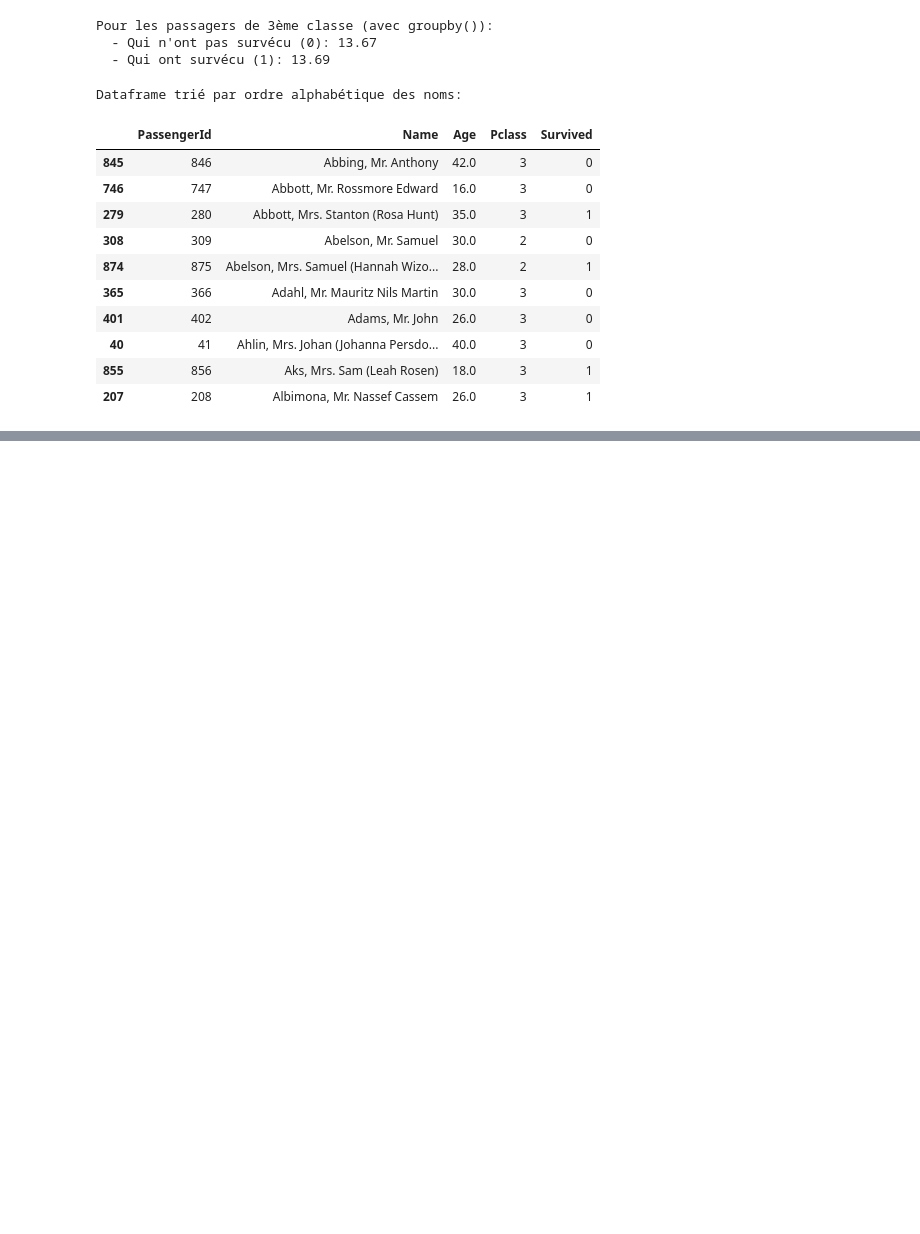
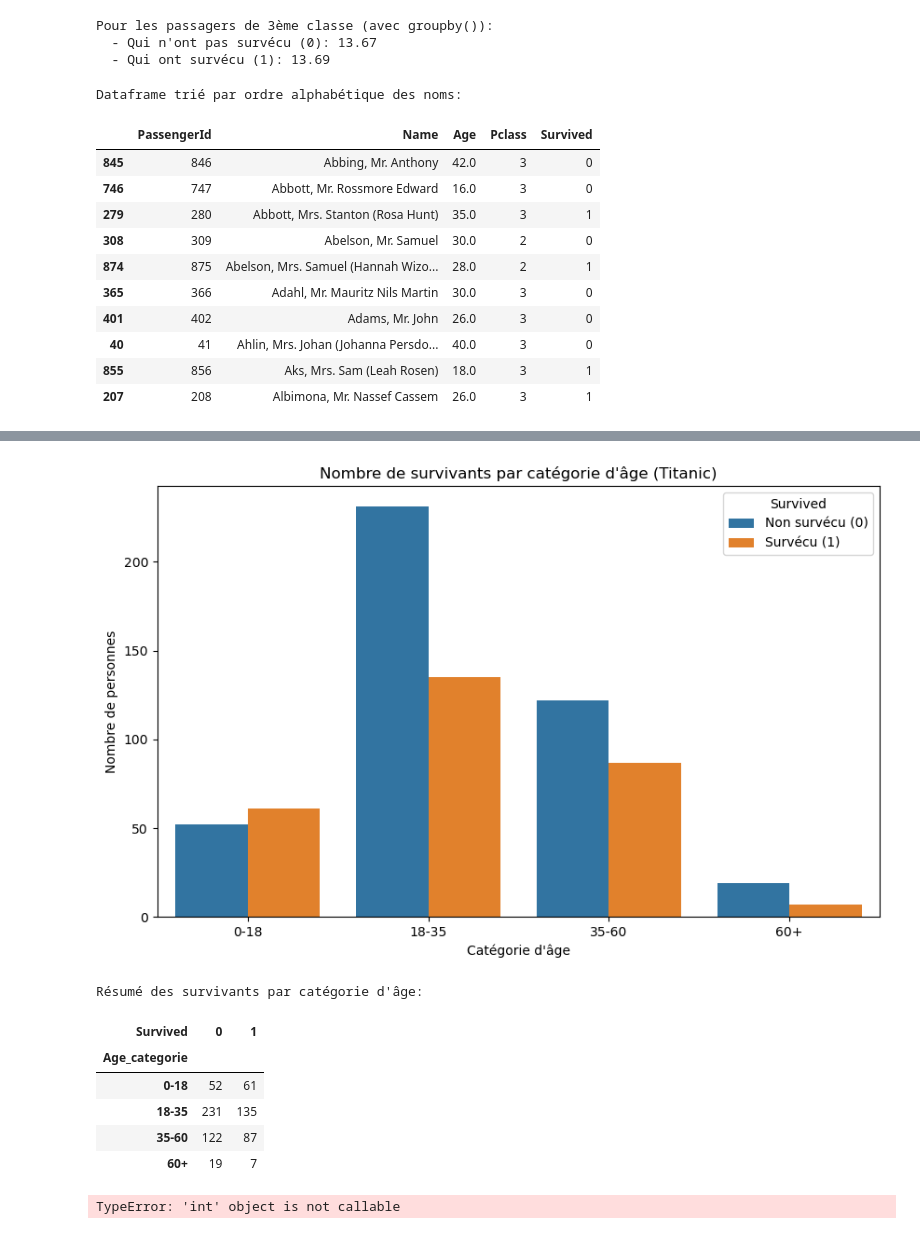
Before and after one commit to pbellot/FormationPANDAS, a Jupyter notebook: Exercices Pandas Solutions.ipynb, the cells around one changed output, grey strips where cells are left out. Cells and saved outputs as stored; diff of their text form; code cells hidden in the pictures; blank space fills up the shorter version.

```diff
--- a/Exercices Pandas Solutions.ipynb
+++ b/Exercices Pandas Solutions.ipynb
@@ -172,0 +389,34 @@ Dataframe trié par ordre alphabétique des noms:
+# %%
+# Créer 4 catégories d'âge avec la méthode cut()
+# Définir les bins (limites des catégories)
+bins = [0, 18, 35, 60, 100]
+labels = ['0-18', '18-35', '35-60', '60+']
+
+# Ajouter une colonne "Age_categorie" au dataframe
+df['Age_categorie'] = pd.cut(df['Age'], bins=bins, labels=labels, right=False)
+
+# Afficher le nombre de survivants par catégorie d'âge
+plt.figure(figsize=(10, 6))
+sns.countplot(data=df, x='Age_categorie', hue='Survived')
+plt.title('Nombre de survivants par catégorie d\'âge (Titanic)')
+plt.xlabel('Catégorie d\'âge')
+plt.ylabel('Nombre de personnes')
+plt.legend(title='Survived', labels=['Non survécu (0)', 'Survécu (1)'])
+plt.show()
+
+# Afficher aussi un tableau résumé
+print("Résumé des survivants par catégorie d'âge:")
+df.groupby(['Age_categorie', 'Survived']).size().unstack(fill_value=0)
+# %% [output]
+[figure, added]
+Résumé des survivants par catégorie d'âge:
+| Survived | 0 | 1 |
+| Age_categorie |  |  |
+| 0-18 | 52 | 61 |
+| 18-35 | 231 | 135 |
+| 35-60 | 122 | 87 |
+| 60+ | 19 | 7 |
+# %%
+print(f"Nombre de valeurs NaN dans Pclass: {df['Pclass'].isna().size()}")
+# %% [output]
+TypeError: 'int' object is not callable
```
Also changed, not shown: parts of 20 cells of this notebook.
